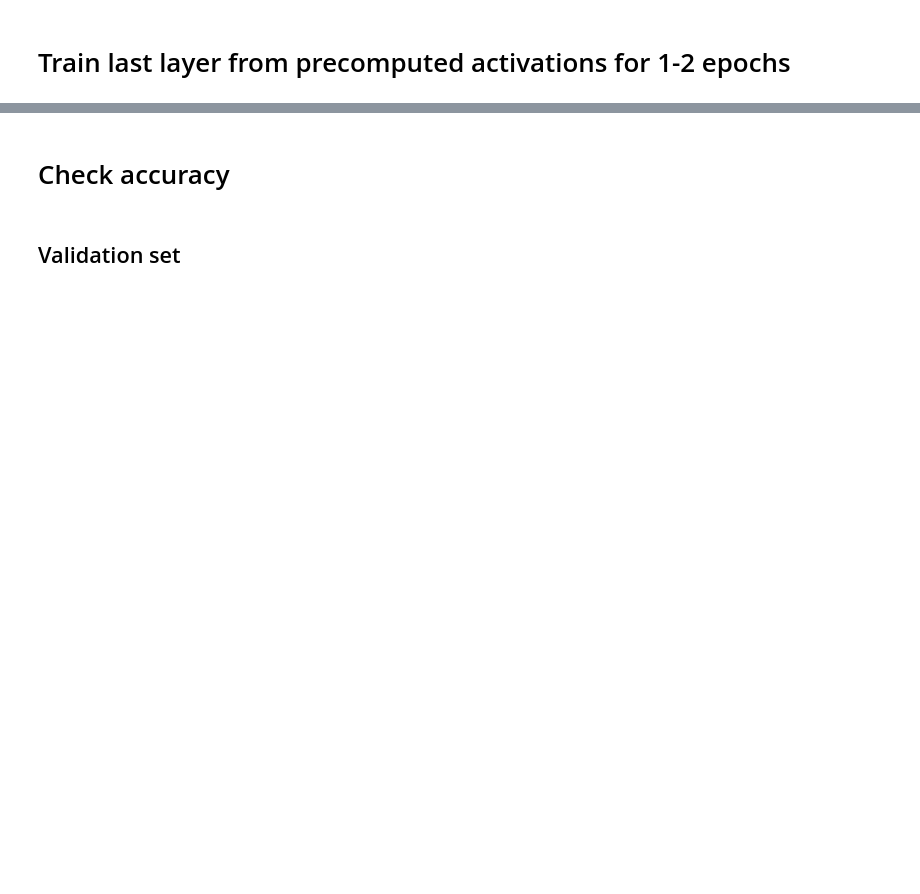
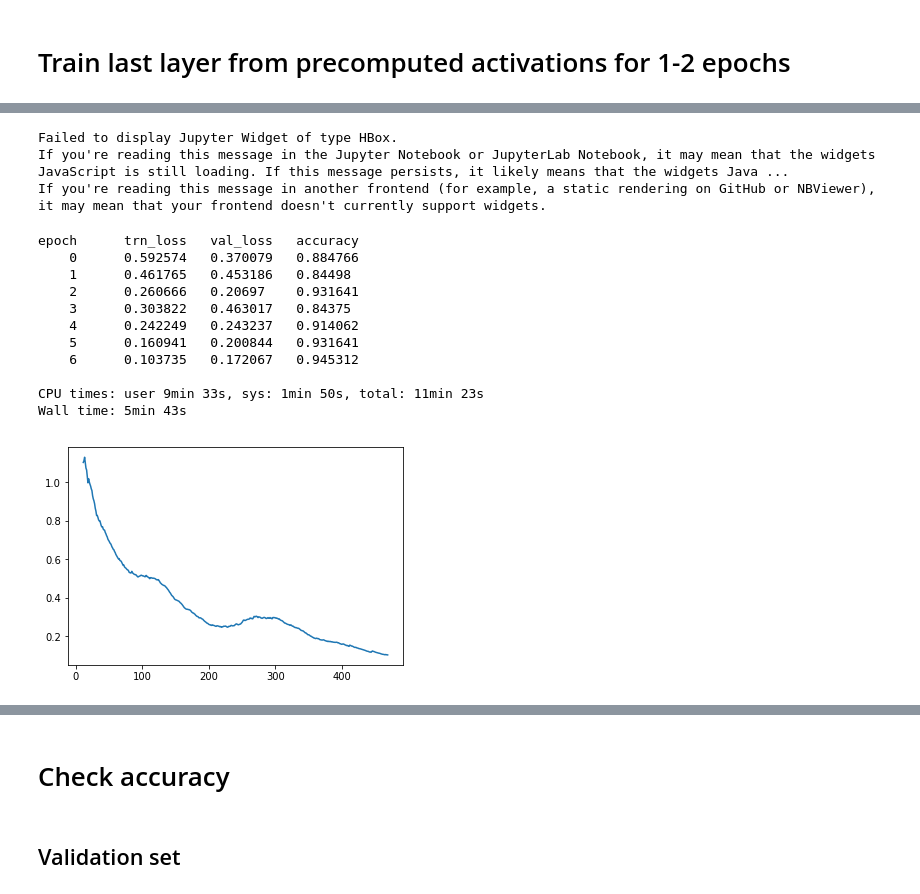
Before and after one commit to synaplasticity/fastai, a Jupyter notebook: courses/dl1/plant-seeds-CNN.ipynb, the cells around one changed output, grey strips where cells are left out. Saved outputs shown, nothing was run; the diff lists cells and outputs as text; code cells hidden in the pictures; blank space fills up the shorter version.

```diff
--- a/courses/dl1/plant-seeds-CNN.ipynb
+++ b/courses/dl1/plant-seeds-CNN.ipynb
@@ -223,2 +282,0 @@ learn.unfreeze()
-# %%
-learn = ConvLearner.pretrained(arch, data, precompute=False)
@@ -233,10 +282,0 @@ learn.sched.plot()
-# %%
-new_learning_rate = 0.03
-#new_learning_rate = 0.007
-
-#new_learning_rate = 0.005
-#learning_rates = np.array([new_learning_rate/9, new_learning_rate/3, new_learning_rate])
-
-learning_rates = np.array([3e-4, 3e-3, new_learning_rate])
-#learning_rates = np.array([7e-5, 7e-4, new_learning_rate])
-#learning_rates = np.array([new_learning_rate/9, new_learning_rate/3, new_learning_rate])
@@ -245,2 +283,24 @@ learning_rates = np.array([3e-4, 3e-3, new_learning_rate])
 # %%
-learn.fit(learning_rates, 3, cycle_len=1, cycle_mult=2)
+learn.unfreeze()
+
+%time learn.fit(learning_rates, 3, cycle_len=1, cycle_mult=2)
+
+learn.sched.plot_loss()
+
+learn.save(f'{project_name}_entire_network_{size}')
+# %% [output]
+Failed to display Jupyter Widget of type HBox.
+If you're reading this message in the Jupyter Notebook or JupyterLab Notebook, it may mean that the widgets JavaScript is still loading. If this message persists, it likely means that the widgets Java ...
+If you're reading this message in another frontend (for example, a static rendering on GitHub or NBViewer), it may mean that your frontend doesn't currently support widgets.
+epoch      trn_loss   val_loss   accuracy
+    0      0.592574   0.370079   0.884766
+    1      0.461765   0.453186   0.84498
+    2      0.260666   0.20697    0.931641
+    3      0.303822   0.463017   0.84375
+    4      0.242249   0.243237   0.914062
+    5      0.160941   0.200844   0.931641
+    6      0.103735   0.172067   0.945312
+
+CPU times: user 9min 33s, sys: 1min 50s, total: 11min 23s
+Wall time: 5min 43s
+[figure, added]
```
Also changed, not shown: parts of 65 cells of this notebook.
